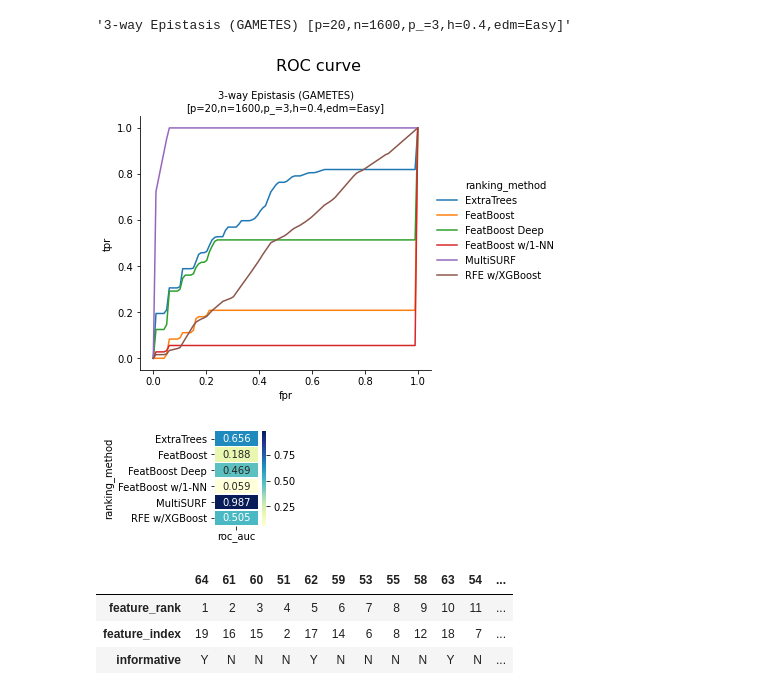
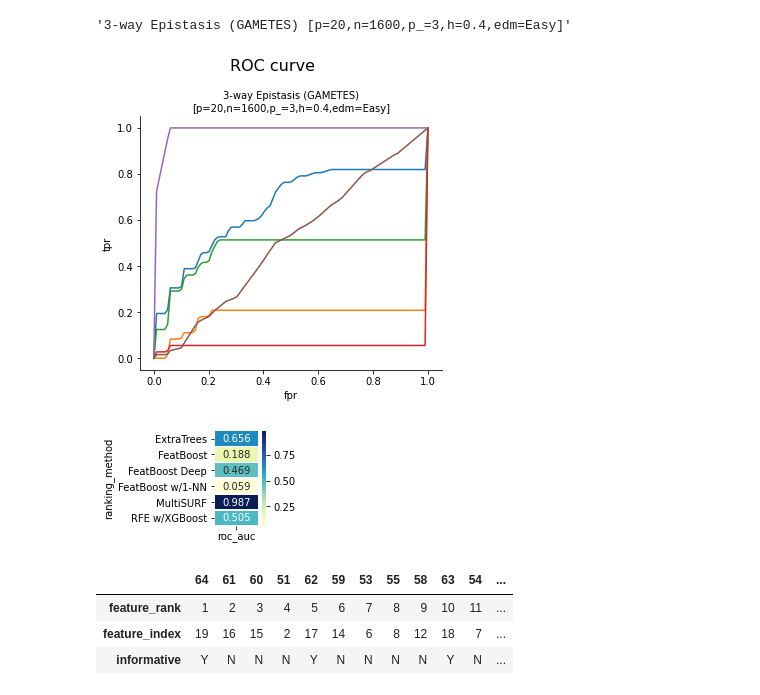
Before and after one commit to dunnkers/feature-selection, a Jupyter notebook: analysis/benchmark-20200524/stat-analysis.ipynb, the cells around one changed output. Saved outputs shown, nothing was run; the diff lists cells and outputs as text; code cells hidden in the pictures.

Commit message:
Tweak plots. Use .svg instead ✨

```diff
--- a/analysis/benchmark-20200524/stat-analysis.ipynb
+++ b/analysis/benchmark-20200524/stat-analysis.ipynb
@@ -11,9 +11,9 @@ result_dirs = ['../../results/11714894_subsets', '../../results/11824789']
 chunks = []
 for _, dataset in tqdm(datacol.iterrows(), total=len(datacol)):
     for result_dir in result_dirs:
-        statpath = os.path.join(result_dir, 'stats', dataset.path + '.csv')
-        if os.path.exists(statpath):
-            chunks.append(pd.read_csv(statpath))
+        respath = os.path.join(result_dir, 'stats', dataset.path + '.csv')
+        if os.path.exists(respath):
+            chunks.append(pd.read_csv(respath))
 statdata = pd.concat(chunks)
 del chunks
 # statdata.to_csv('./data/statdata.csv', index=False)
@@ -146,26 +146,29 @@ exdata['description'].values[0]
 # %%
 import seaborn as sns
 import matplotlib.pyplot as plt
 g = sns.relplot(data=exdata,\
                 x='fpr', y='tpr', hue='ranking_method',\
                 col='multiline_description', kind='line',\
                 estimator=None, col_wrap=1,\
-                facet_kws={'sharex': False, 'sharey': False})
+                facet_kws={'sharex': False, 'sharey': False},
+                legend=False)
 g.set_titles("{col_name}")
 g.fig.suptitle("ROC curve", size=16)
 g.fig.subplots_adjust(top=.82)
+plt.savefig('/Users/dunnkers/git/research-internship-report/img/3way_roc.svg')
+plt.show()
 
 rectangular = pd.pivot_table(exdata,\
     values='roc_auc',\
     index=['ranking_method'])
 f, ax = plt.subplots(figsize=(1, 1.75))
 plt.yticks(rotation=0)
 plt.xticks(rotation=0)
 g = sns.heatmap(rectangular,\
     annot=True, fmt=".3f", linewidths=.5,\
     cmap="YlGnBu", yticklabels=True, ax=ax)
 # %% [output]
-[figure, old version]
+[figure, new version]
 [figure]
 # %%
 # informative features for this dataset are: `p_informative=[17, 18, 19]`
```
Also changed, not shown: parts of 16 cells of this notebook, 1 other file.
